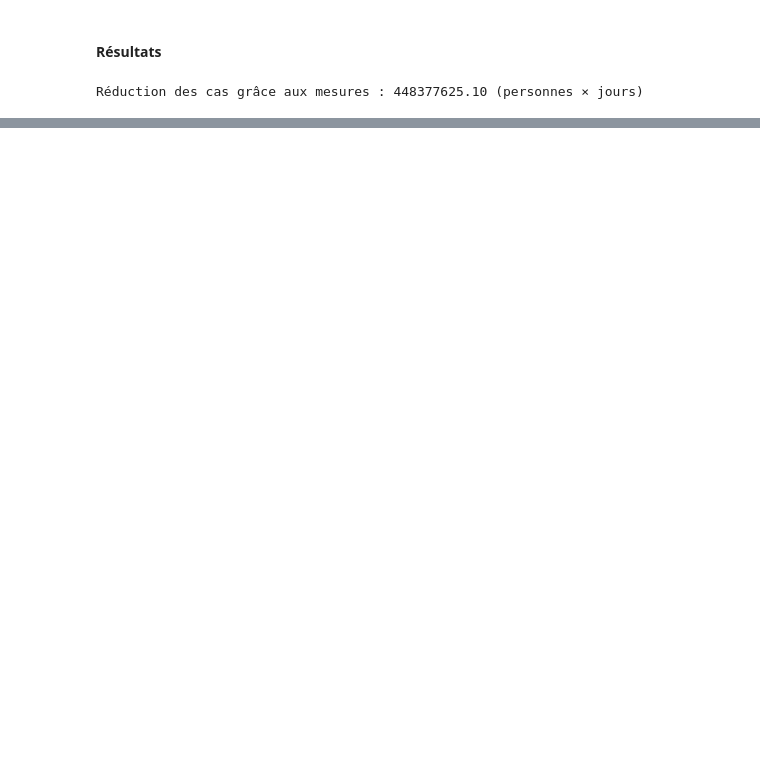
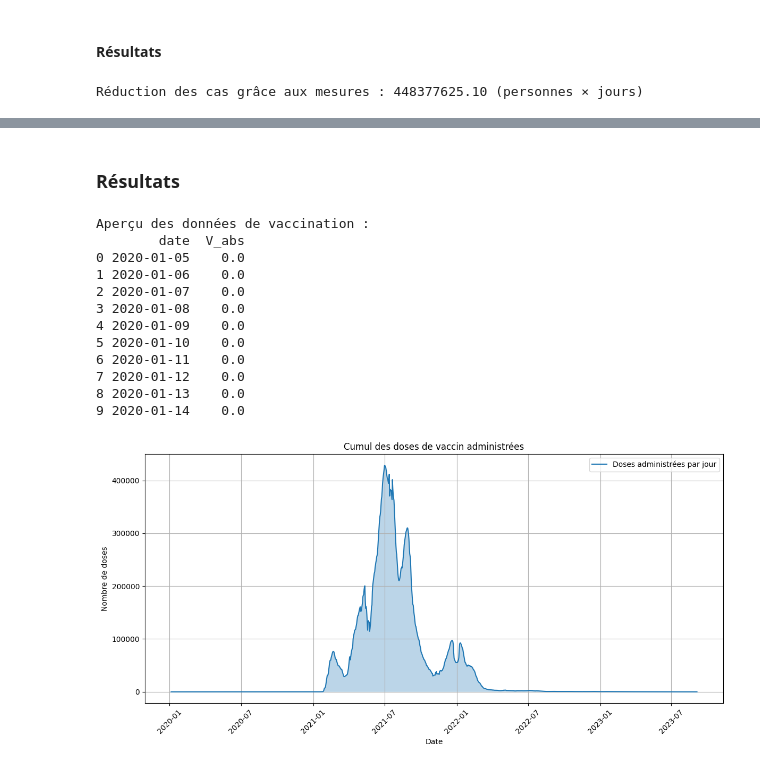
Before and after one commit to Adam-445/virus-spread-model, a Jupyter notebook: notebooks/4_Integration_Numerique.ipynb, the cells around one changed output, grey strips where cells are left out. Cells and saved outputs as stored; diff of their text form; code cells hidden in the pictures; blank space fills up the shorter version.

```diff
--- a/notebooks/4_Integration_Numerique.ipynb
+++ b/notebooks/4_Integration_Numerique.ipynb
@@ -47,0 +121,19 @@ $\int_{t_0}^T \frac{dI}{dt}dt \approx 0$ </br>
+# %%
+
+
+# Création de l'objet Derivation pour calculer la dérivée de I
+derv = Derivation(df, "I", h=1)
+
+# Calcul de la dérivée première par la méthode des 5 points
+df["derivé"] = derv.premier_derivation_5point()
+
+# Récupération des valeurs de la dérivée dans un tableau numpy
+array = df["derivé"].values
+
+epsilon = 1e-12
+
+for i in range(len(array)):
+    if all(v < epsilon for v in array[i:]):
+        index = i
+        break
+    index = -1
@@ -123,0 +253,34 @@ $N_{vacc} = \int_0^T V(t)dt \quad \text{où } V(t) = \text{taux de vaccination}$
+# %% [markdown]
+### Résultats
+# %%
+# ---  afficher quelques lignes ---
+print("\nAperçu des données de vaccination :")
+print(df[["date", "V_abs"]].head(10))
+
+
+plt.figure(figsize=(12, 6))
+plt.plot(df["date"], df["V_abs"], label="Doses administrées par jour")
+plt.fill_between(df["date"], df["V_abs"], alpha=0.3)
+
+plt.title("Cumul des doses de vaccin administrées")
+plt.xlabel("Date")
+plt.ylabel("Nombre de doses")
+plt.legend()
+plt.grid(True)
+plt.xticks(rotation=45)
+plt.tight_layout()
+plt.show()
+# %% [output]
+Aperçu des données de vaccination :
+        date  V_abs
+0 2020-01-05    0.0
+1 2020-01-06    0.0
+2 2020-01-07    0.0
+3 2020-01-08    0.0
+4 2020-01-09    0.0
+5 2020-01-10    0.0
+6 2020-01-11    0.0
+7 2020-01-12    0.0
+8 2020-01-13    0.0
+9 2020-01-14    0.0
+[figure, added]
```
Also changed, not shown: parts of 11 cells of this notebook, 1 other file.
